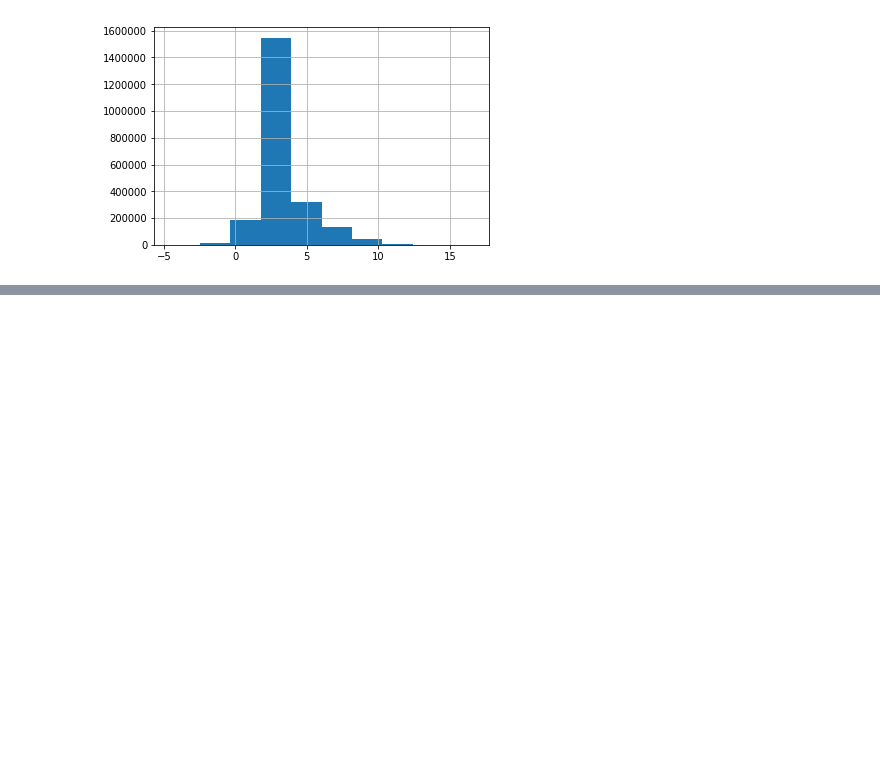
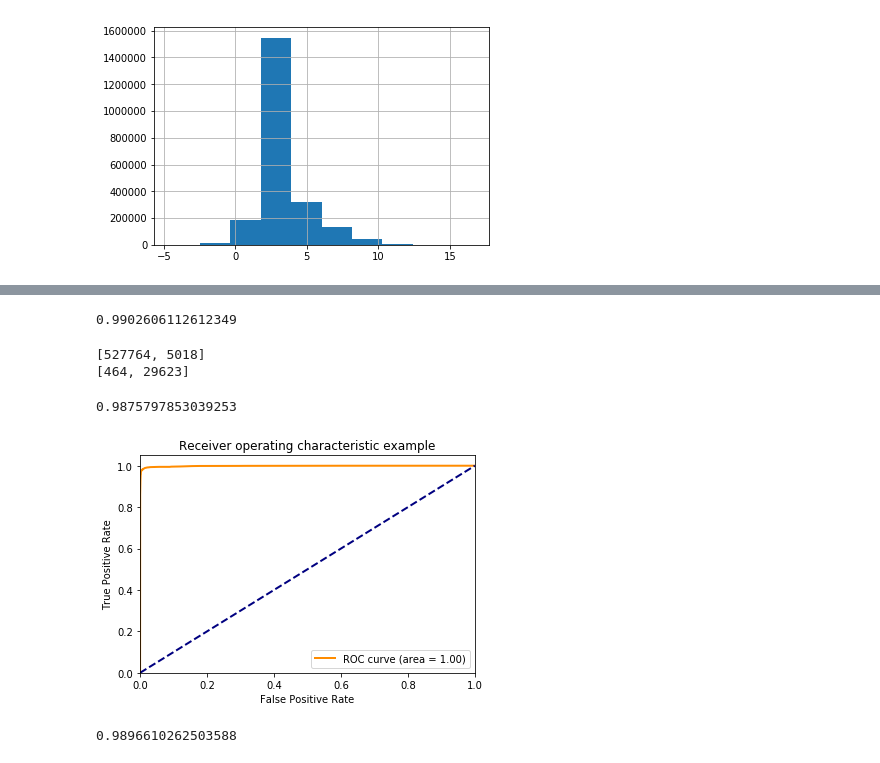
Before and after one commit to AntoniaLovjer/Hospital-Payments, a Jupyter notebook: 01_feature_selection.ipynb, the cells around one changed output, grey strips where cells are left out. Cells and saved outputs as stored; diff of their text form; code cells hidden in the pictures; blank space fills up the shorter version.

```diff
--- a/01_feature_selection.ipynb
+++ b/01_feature_selection.ipynb
@@ -94,2 +124,6 @@ prelim = ['Recipient_Province',
+# %%
+nan_columns = NAs[NAs > 0]
+nan_columns = np.array(nan_columns.index)
+to_drop_baseline = list(set(nan_columns) | set(columns_to_drop))
 # %%
-dfTest = df.drop(columns=prelim, axis='columns')
+dfBaseline = df.drop(columns=to_drop_baseline, axis ='columns')
@@ -178,0 +190,54 @@ Name: Target, dtype: int64
+# %%
+objVars = ['Related_Product_Indicator',
+           'Dispute_Status_for_Publication', 'Delay_in_Publication_Indicator',
+           'Change_Type', 'Covered_Recipient_Type',
+           'Form_of_Payment_or_Transfer_of_Value', 'Payment_Publication_Date',
+           'Submitting_Applicable_Manufacturer_or_Applicable_GPO_Name',
+           'Applicable_Manufacturer_or_Applicable_GPO_Making_Payment_Name',
+           'Applicable_Manufacturer_or_Applicable_GPO_Making_Payment_Country']
+
+contVars = ['Total_Amount_of_Payment_USDollars']
+
+target = dfBaseline['Target']
+features = dfBaseline.drop(columns='Target')
+
+X_train, X_test, y_train, y_test = train_test_split(features, target)
+
+rus = RandomUnderSampler(random_state=42)
+X_train_rus, y_train_rus = rus.fit_resample(X_train, y_train)
+
+contVars_ct = ColumnTransformer([
+    ("scalar", StandardScaler(), 'Total_Amount_of_Payment_USDollars')])
+
+catVars_ct = ColumnTransformer([
+    ("dummies", OneHotEncoder(handle_unknown='ignore'), objVars)])
+
+# ("target_encoder", TargetEncoder(clf_type="binary_clf"), target_based_encoding)
+
+baseline_pipe = Pipeline([
+                        ("catvars", catVars_ct),
+                        ("logreg", LogisticRegression())])
+
+logreg = baseline_pipe.fit(pd.DataFrame(X_train_rus, columns = X_train.columns), pd.DataFrame(y_train_rus))
+baseline_score = logreg.score(X_test, y_test)
+baseline_score
+# %% [output]
+0.9902606112612349
+# %%
+y_score = logreg.fit(pd.DataFrame(X_train_rus, columns = X_train.columns), pd.DataFrame(y_train_rus)).decision_function(X_test)
+# %%
+preds = logreg.predict(X_test)
+tn, fp, fn, tp  = confusion_matrix(y_test, preds).ravel()
+print([tn, fp])
+print([fn, tp])
+# %% [output]
+[527764, 5018]
+[464, 29623]
+# %%
+roc_auc_score(y_test, preds)
+# %% [output]
+0.9875797853039253
+# %%
+plot_roc(y_test, y_score)
+# %% [output]
+[figure, added]
@@ -178,0 +262,4 @@ Name: Target, dtype: int64
+# %%
+average_precision_score(y_test, y_score)
+# %% [output]
+0.9896610262503588
```
Also changed, not shown: parts of 27 cells of this notebook, 2 other files.
